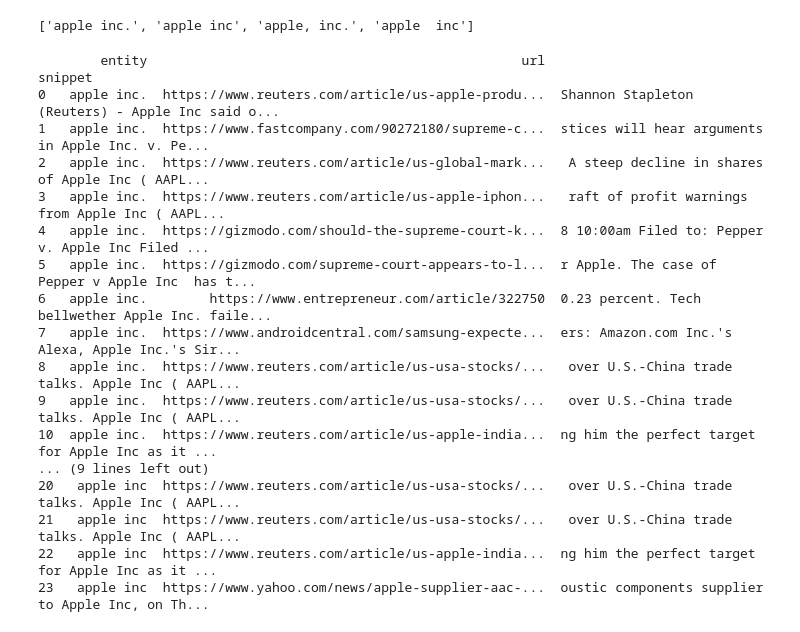
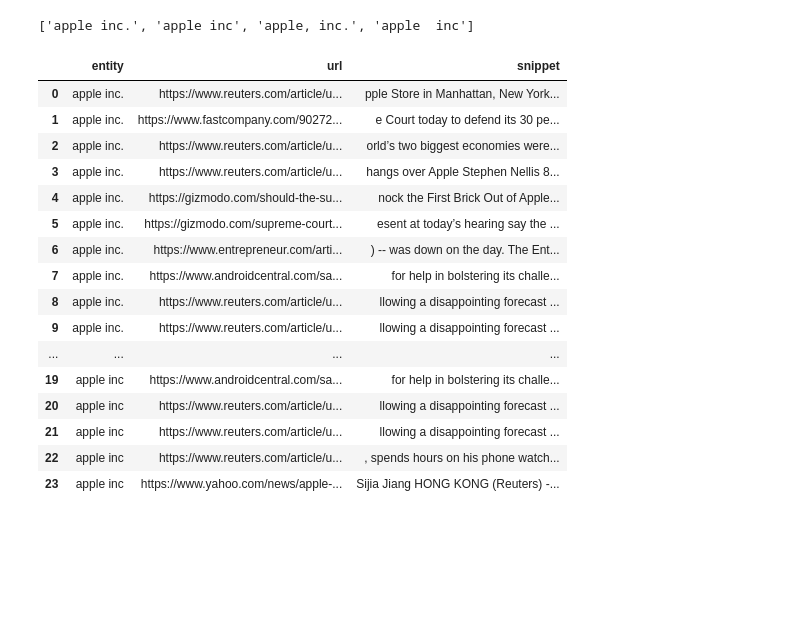
Before and after one commit to skpark-tech/NamingMatters, a Jupyter notebook: Fuzzy Search with Data.ipynb, the cells around one changed output. Cells and saved outputs as stored; diff of their text form; code cells hidden in the pictures; blank space fills up the shorter version.

Commit message:
better display

```diff
--- a/Fuzzy Search with Data.ipynb
+++ b/Fuzzy Search with Data.ipynb
@@ -108,6 +111,20 @@ for d in top_list:
 print(unique_names)
 # %% [output]
 ['apple inc.', 'apple inc', 'apple, inc.', 'apple  inc']
+# %%
+def text_from_html(body):
+    soup = bs.BeautifulSoup(body, 'html.parser')
+    texts = soup.findAll(text=True)
+    visible_texts = filter(tag_visible, texts)
+    # encode to get rid of encoding errors (hopefully)
+    return " ".join(t.strip() for t in visible_texts).encode('utf-8','ignore')
+
+def tag_visible(element):
+    if element.parent.name in ['style', 'script', 'head', 'title', 'meta', '[document]']:
+        return False
+    if isinstance(element, Comment):
+        return False
+    return True
 # %%
 from newsapi import NewsApiClient
 
@@ -140,10 +157,10 @@ for entity in unique_names:
             except ValueError:
                 index = -1
             if(index != -1):
-                if(index < 10):
-                    article_snippet = " ".join(splitted[0:index+10])
+                if(index < 50):
+                    article_snippet = " ".join(splitted[0:index+50])
                 else:
-                    article_snippet = " ".join(splitted[index-10:index+10])
+                    article_snippet = " ".join(splitted[index-50:index+50])
                 entity_column.append(entity)
                 url_column.append(url)
                 snippet_column.append(article_snippet)
@@ -153,32 +170,38 @@ for entity in unique_names:
             if not indices:
                 continue
             index = indices[0]
-            if(index < 30):
-                article_snippet = text[0:index+30]
+            if(index < 100):
+                article_snippet = text[0:index+100]
             else:
-                article_snippet = text[index-30:index+30]
+                article_snippet = text[index-100:index+100]
             entity_column.append(entity)
             url_column.append(url)
             snippet_column.append(article_snippet)
 
+
 columns = {"entity" : entity_column, "url": url_column, "snippet" : snippet_column}
 df_result = pd.DataFrame.from_dict(columns)
-print(df_result.to_string())
-# %% [output]
-        entity                                                url                                            snippet
-0   apple inc.  https://www.reuters.com/article/us-apple-produ...  Shannon Stapleton (Reuters) - Apple Inc said o...
-1   apple inc.  https://www.fastcompany.com/90272180/supreme-c...  stices will hear arguments in Apple Inc. v. Pe...
-2   apple inc.  https://www.reuters.com/article/us-global-mark...   A steep decline in shares of Apple Inc ( AAPL...
-3   apple inc.  https://www.reuters.com/article/us-apple-iphon...   raft of profit warnings from Apple Inc ( AAPL...
-4   apple inc.  https://gizmodo.com/should-the-supreme-court-k...  8 10:00am Filed to: Pepper v. Apple Inc Filed ...
-5   apple inc.  https://gizmodo.com/supreme-court-appears-to-l...  r Apple. The case of Pepper v Apple Inc  has t...
-6   apple inc.        https://www.entrepreneur.com/article/322750  0.23 percent. Tech bellwether Apple Inc. faile...
-7   apple inc.  https://www.androidcentral.com/samsung-expecte...  ers: Amazon.com Inc.'s Alexa, Apple Inc.'s Sir...
-8   apple inc.  https://www.reuters.com/article/us-usa-stocks/...   over U.S.-China trade talks. Apple Inc ( AAPL...
-9   apple inc.  https://www.reuters.com/article/us-usa-stocks/...   over U.S.-China trade talks. Apple Inc ( AAPL...
-10  apple inc.  https://www.reuters.com/article/us-apple-india...  ng him the perfect target for Apple Inc as it ...
-... (9 lines left out)
-20   apple inc  https://www.reuters.com/article/us-usa-stocks/...   over U.S.-China trade talks. Apple Inc ( AAPL...
-21   apple inc  https://www.reuters.com/article/us-usa-stocks/...   over U.S.-China trade talks. Apple Inc ( AAPL...
-22   apple inc  https://www.reuters.com/article/us-apple-india...  ng him the perfect target for Apple Inc as it ...
-23   apple inc  https://www.yahoo.com/news/apple-supplier-aac-...  oustic components supplier to Apple Inc, on Th...
+# %%
+pd.set_option('max_colwidth', 300)
+# %%
+from IPython.display import display
+
+display(df_result)
+# %% [output]
+|  | entity | url | snippet |
+| 0 | apple inc. | https://www.reuters.com/article/u... | pple Store in Manhattan, New York... |
+| 1 | apple inc. | https://www.fastcompany.com/90272... | e Court today to defend its 30 pe... |
+| 2 | apple inc. | https://www.reuters.com/article/u... | orld’s two biggest economies were... |
+| 3 | apple inc. | https://www.reuters.com/article/u... | hangs over Apple Stephen Nellis 8... |
+| 4 | apple inc. | https://gizmodo.com/should-the-su... | nock the First Brick Out of Apple... |
+| 5 | apple inc. | https://gizmodo.com/supreme-court... | esent at today’s hearing say the ... |
+| 6 | apple inc. | https://www.entrepreneur.com/arti... | ) -- was down on the day. The Ent... |
+| 7 | apple inc. | https://www.androidcentral.com/sa... | for help in bolstering its challe... |
+| 8 | apple inc. | https://www.reuters.com/article/u... | llowing a disappointing forecast ... |
+| 9 | apple inc. | https://www.reuters.com/article/u... | llowing a disappointing forecast ... |
+| ... | ... | ... | ... |
+| 19 | apple inc | https://www.androidcentral.com/sa... | for help in bolstering its challe... |
+| 20 | apple inc | https://www.reuters.com/article/u... | llowing a disappointing forecast ... |
+| 21 | apple inc | https://www.reuters.com/article/u... | llowing a disappointing forecast ... |
+| 22 | apple inc | https://www.reuters.com/article/u... | , spends hours on his phone watch... |
+| 23 | apple inc | https://www.yahoo.com/news/apple-... | Sijia Jiang HONG KONG (Reuters) -... |
```
Also changed, not shown: parts of 4 cells of this notebook.
